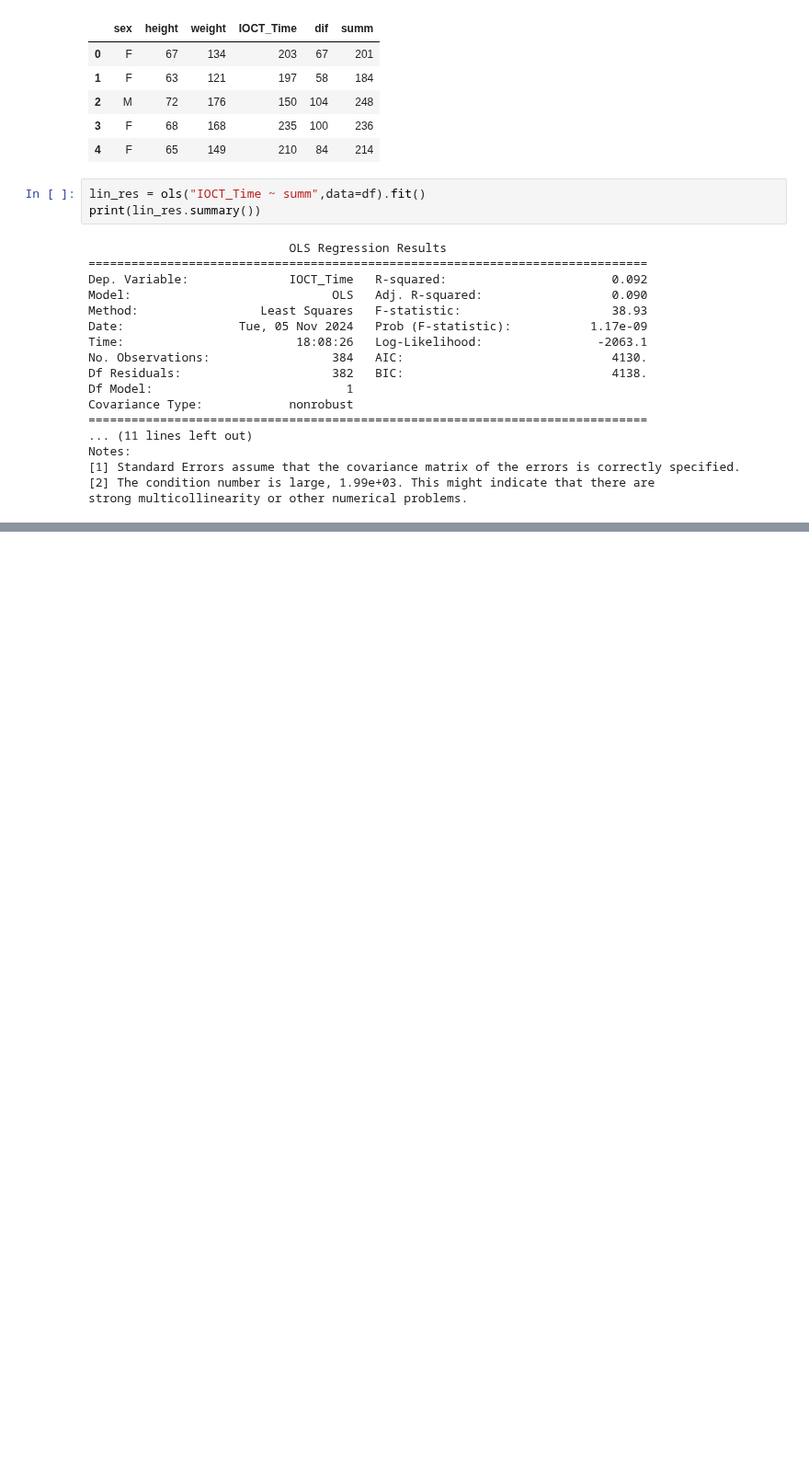
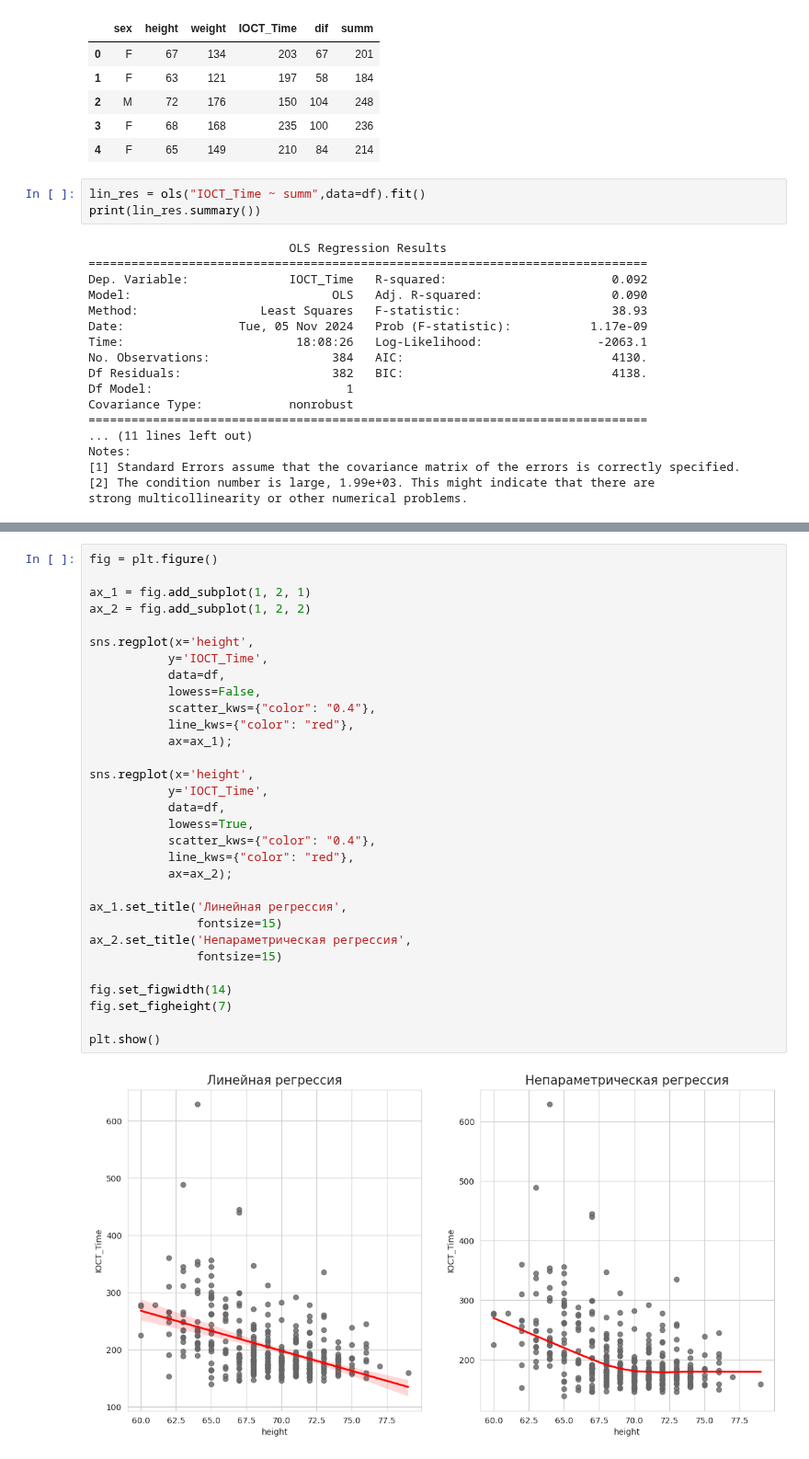
Before and after one commit to vn322/Sport-University, a Jupyter notebook: combat/Indoor_Obstacle_Course_Test.ipynb, the cells around one changed output, grey strips where cells are left out. Shown at 92% size. Saved outputs shown, nothing was run; the diff lists cells and outputs as text; blank space fills up the shorter version.

```diff
--- a/combat/Indoor_Obstacle_Course_Test.ipynb
+++ b/combat/Indoor_Obstacle_Course_Test.ipynb
@@ -515,0 +647,33 @@ strong multicollinearity or other numerical problems.
+# %%
+fig = plt.figure()
+
+ax_1 = fig.add_subplot(1, 2, 1)
+ax_2 = fig.add_subplot(1, 2, 2)
+
+sns.regplot(x='height',
+           y='IOCT_Time',
+           data=df,
+           lowess=False,
+           scatter_kws={"color": "0.4"},
+           line_kws={"color": "red"},
+           ax=ax_1);
+
+sns.regplot(x='height',
+           y='IOCT_Time',
+           data=df,
+           lowess=True,
+           scatter_kws={"color": "0.4"},
+           line_kws={"color": "red"},
+           ax=ax_2);
+
+ax_1.set_title('Линейная регрессия',
+               fontsize=15)
+ax_2.set_title('Непараметрическая регрессия',
+               fontsize=15)
+
+fig.set_figwidth(14)
+fig.set_figheight(7)
+
+plt.show()
+# %% [output]
+[figure, added]
```
Also changed, not shown: parts of 28 cells of this notebook.
